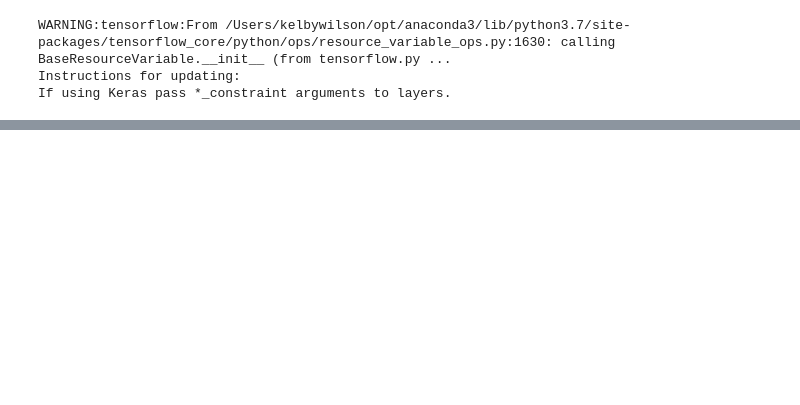
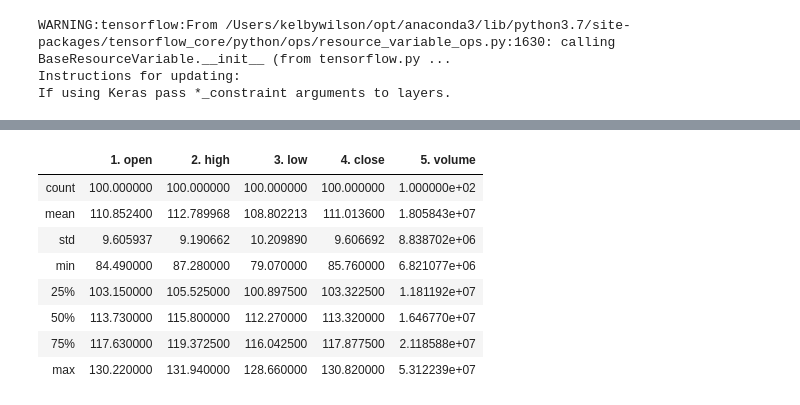
Before and after one commit to joemiller4500/ML_Project, a Jupyter notebook: Disney_output/DIS_predictions.ipynb, the cells around one changed output, grey strips where cells are left out. Saved outputs shown, nothing was run; the diff lists cells and outputs as text; code cells hidden in the pictures; blank space fills up the shorter version.

```diff
--- a/Disney_output/DIS_predictions.ipynb
+++ b/Disney_output/DIS_predictions.ipynb
@@ -114 +152,15 @@ Epoch 50/50
 <tensorflow.python.keras.callbacks.History at 0x...>
+# %%
+# Pull in recent stock data to test the prediction model against - last 100 days of data
+DIS_data2, metadata=ts.get_daily('DIS',outputsize='compact')
+DIS_data2.describe()
+# %% [output]
+|  | 1. open | 2. high | 3. low | 4. close | 5. volume |
+| count | 100.000000 | 100.000000 | 100.000000 | 100.000000 | 1.000000e+02 |
+| mean | 110.852400 | 112.789968 | 108.802213 | 111.013600 | 1.805843e+07 |
+| std | 9.605937 | 9.190662 | 10.209890 | 9.606692 | 8.838702e+06 |
+| min | 84.490000 | 87.280000 | 79.070000 | 85.760000 | 6.821077e+06 |
+| 25% | 103.150000 | 105.525000 | 100.897500 | 103.322500 | 1.181192e+07 |
+| 50% | 113.730000 | 115.800000 | 112.270000 | 113.320000 | 1.646770e+07 |
+| 75% | 117.630000 | 119.372500 | 116.042500 | 117.877500 | 2.118588e+07 |
+| max | 130.220000 | 131.940000 | 128.660000 | 130.820000 | 5.312239e+07 |
```
Also changed, not shown: parts of 42 cells of this notebook, 2 other files.
